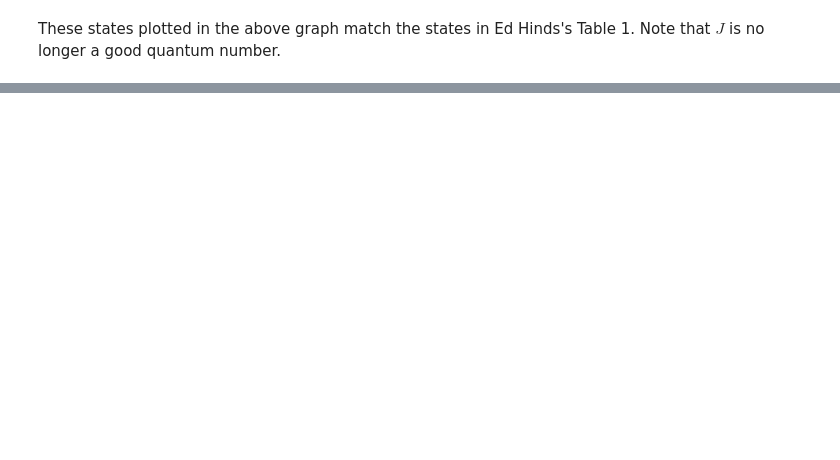
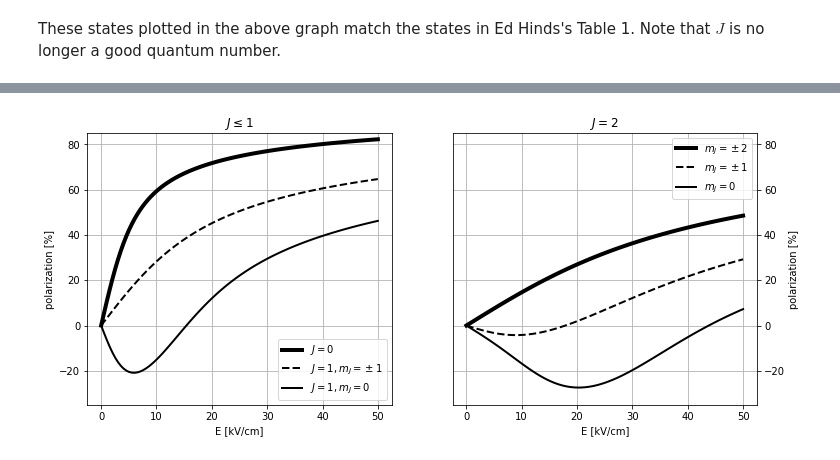
Before and after one commit to js216/TlF-ground-state-Hamiltonian, a Jupyter notebook: TlF Hyperfine Hamiltonian.ipynb, the cells around one changed output, grey strips where cells are left out. Drawn from its saved outputs; the diff is of its cells as text; code cells hidden in the pictures; blank space fills up the shorter version.

```diff
--- a/TlF Hyperfine Hamiltonian.ipynb
+++ b/TlF Hyperfine Hamiltonian.ipynb
@@ -918,0 +968,15 @@ These states plotted in the above graph match the states in Ed Hinds's Table 1.
+# %%
+def polarization(Ex,Ey,Ez,Bx,By,Bz):
+    # diagonalize the Hamiltonian
+    H = Hff_m \
+        + Ex*HSx_m + Ey*HSy_m + Ez*HSz_m \
+        + Bx*HZx_m + By*HZy_m + Bz*HZz_m
+    eigvals,eigvecs = np.linalg.eigh(H)
+
+    # find expectation of d_z = HSz in all eigenstates
+    exp_d = []
+    for i in range(len(eigvecs)):
+        psi = eigvecs[:, i]
+        exp_d.append(np.real(-psi@HSz_m@psi/D_TlF))
+
+    return np.array(exp_d)
@@ -918,0 +985,6 @@ These states plotted in the above graph match the states in Ed Hinds's Table 1.
+# %%
+Ez_arr = np.linspace(0,50e3,100)
+P_arr = np.array([polarization(0,0,Ez,0,0,0) for Ez in tqdm(Ez_arr)])
+
+# np.savetxt("P_arr.csv", np.real(P_arr))
+# np.savetxt("Ez_arr.csv", np.real(Ez_arr))
@@ -918,0 +993,25 @@ These states plotted in the above graph match the states in Ed Hinds's Table 1.
+# %%
+fig, axx = plt.subplots(nrows=1, ncols=2, figsize=(12,5))
+
+axx[0].plot(Ez_arr/1e3, 100*P_arr[:,0],  color="black", lw=4, label="$J=0$")
+axx[0].plot(Ez_arr/1e3, 100*P_arr[:,4],  color="black", lw=2, ls="--", label="$J=1, m_J=\pm1$")
+axx[0].plot(Ez_arr/1e3, 100*P_arr[:,12], color="black", lw=2, ls="-", label="$J=1, m_J=0$")
+
+axx[1].plot(Ez_arr/1e3, 100*P_arr[:,16],  color="black", lw=4, label="$m_J=\pm2$")
+axx[1].plot(Ez_arr/1e3, 100*P_arr[:,24],  color="black", lw=2, ls="--", label="$m_J=\pm1$")
+axx[1].plot(Ez_arr/1e3, 100*P_arr[:,32], color="black", lw=2, ls="-", label="$m_J=0$")
+
+for i in range(2):
+    axx[i].grid()
+    axx[i].set_xlabel("E [kV/cm]")
+    axx[i].set_ylabel("polarization [%]")
+    axx[i].legend()
+    axx[i].set_ylim((-35,85))
+
+axx[0].set_title("$J \leq 1$")
+axx[1].set_title("$J = 2$")
+
+axx[1].yaxis.set_label_position("right")
+axx[1].yaxis.tick_right();
+# %% [output]
+[figure, added]
```
Also changed, not shown: parts of 30 cells of this notebook, 15 other files.
